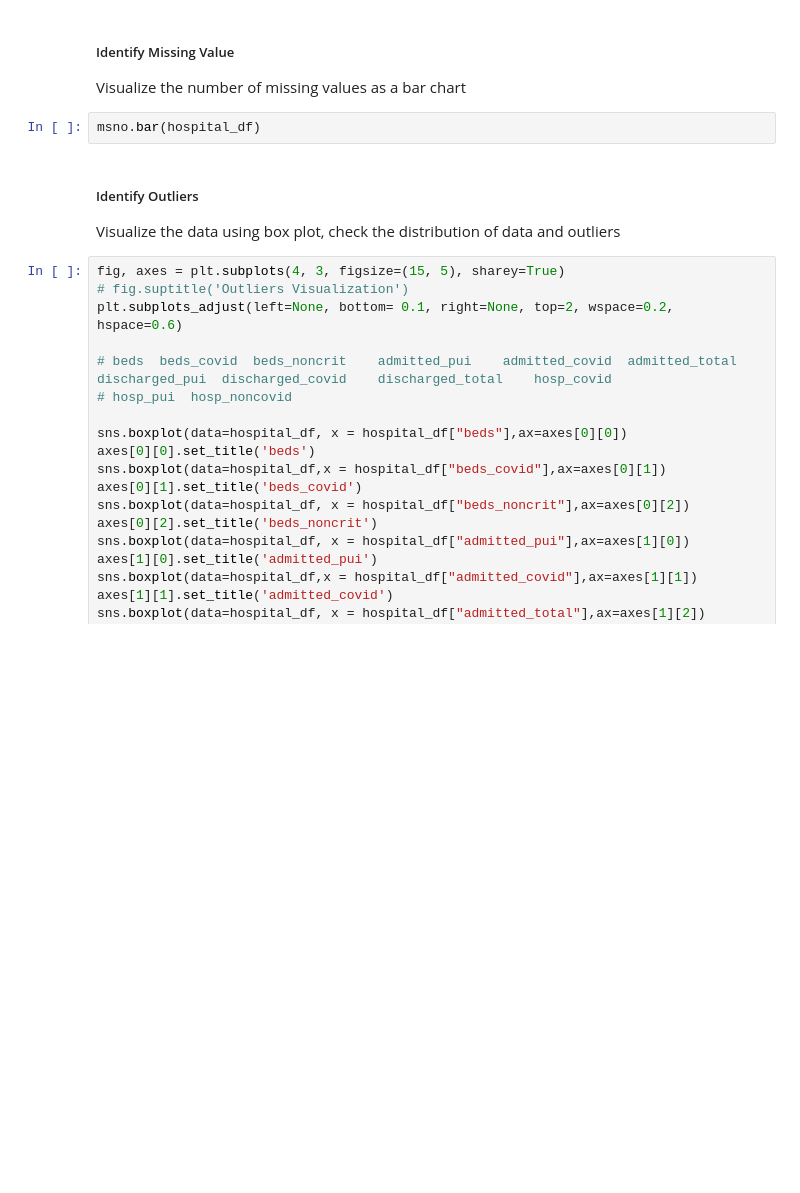
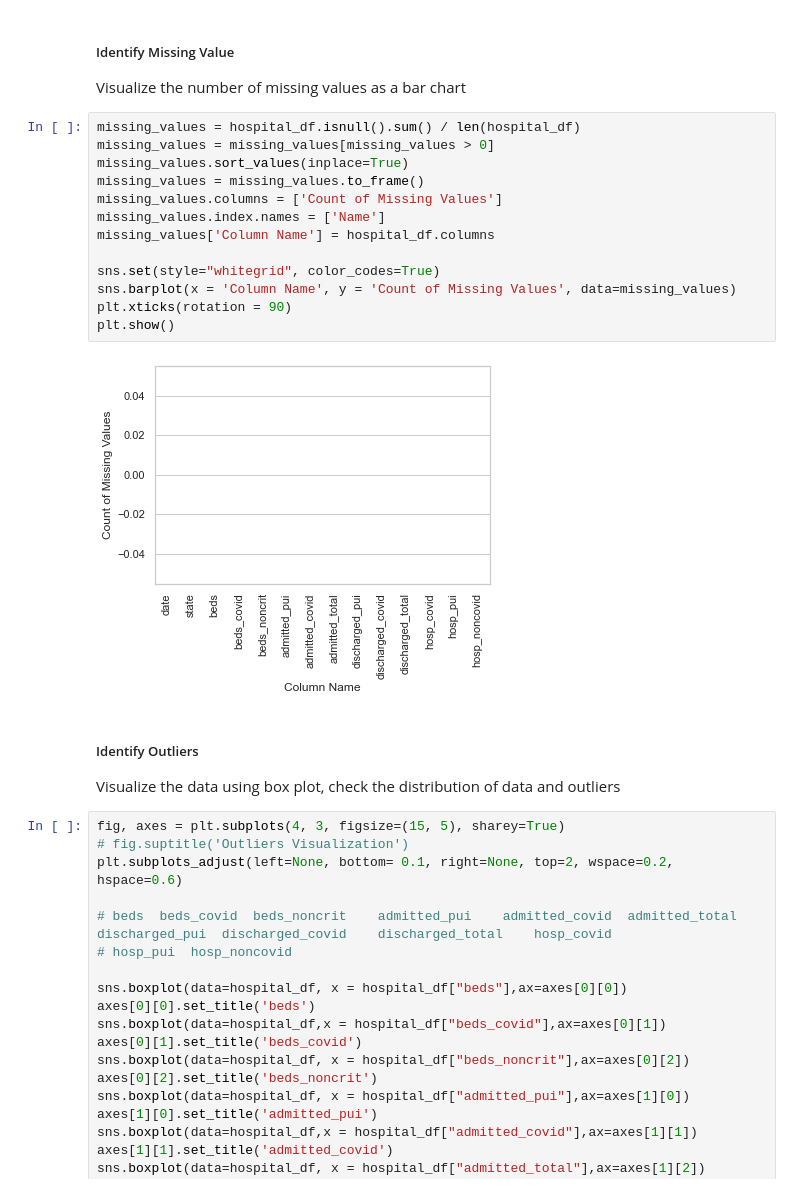
Before and after one commit to hanyikoh/Covid-19-Analysis-Streamlit, a Jupyter notebook: Question 3.ipynb, the cells around one changed output. Drawn from its saved outputs; the diff is of its cells as text; blank space fills up the shorter version.

```diff
--- a/Question 3.ipynb
+++ b/Question 3.ipynb
@@ -702,8 +867,21 @@ hospital_df_null_df
 # %% [markdown]
 ##### Identify Missing Value
 </p> Visualize the number of missing values as a bar chart
-# %%
-msno.bar(hospital_df)
+# %%
+missing_values = hospital_df.isnull().sum() / len(hospital_df)
+missing_values = missing_values[missing_values > 0]
+missing_values.sort_values(inplace=True)
+missing_values = missing_values.to_frame()
+missing_values.columns = ['Count of Missing Values']
+missing_values.index.names = ['Name']
+missing_values['Column Name'] = hospital_df.columns
+
+sns.set(style="whitegrid", color_codes=True)
+sns.barplot(x = 'Column Name', y = 'Count of Missing Values', data=missing_values)
+plt.xticks(rotation = 90)
+plt.show()
+# %% [output]
+[figure, added]
 # %% [markdown]
 ##### Identify Outliers
 </p> Visualize the data using box plot, check the distribution of data and outliers
```
Also changed, not shown: parts of 29 cells of this notebook.
